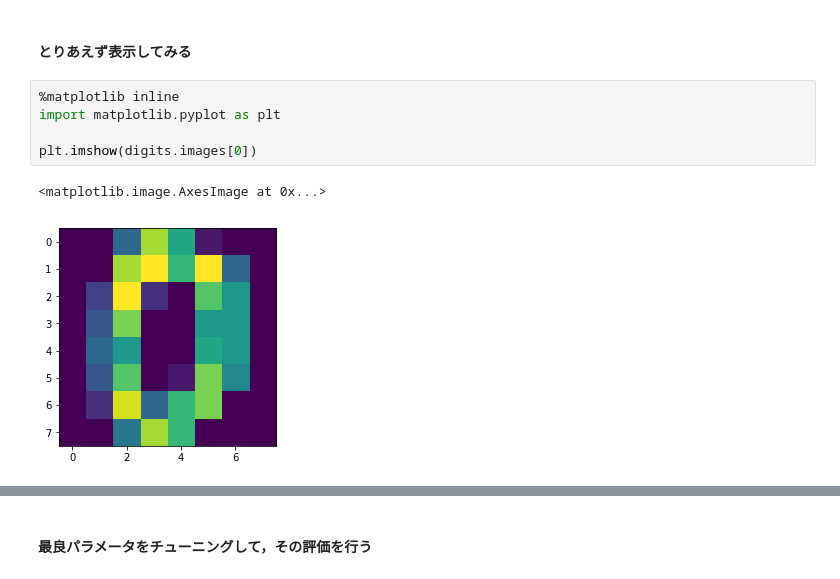
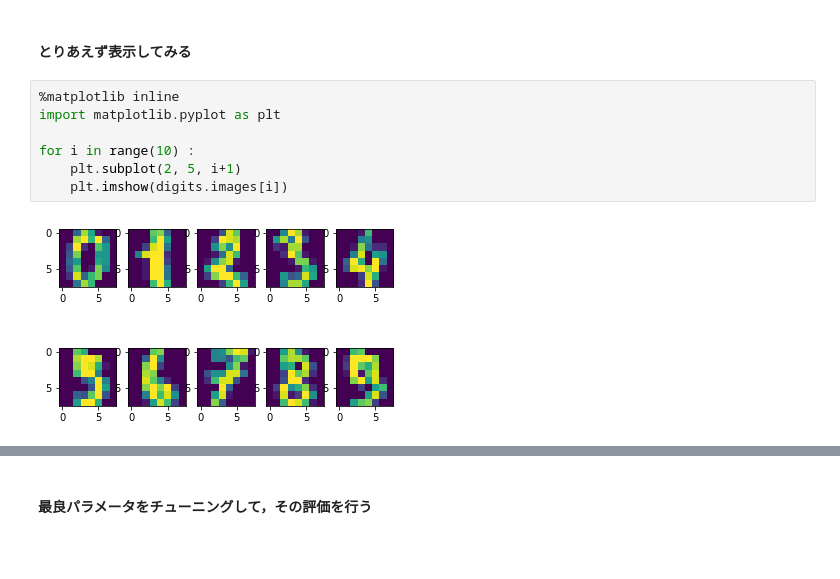
Before and after one commit to YK-Orfeluna/svm_lecture, a Jupyter notebook: classification.ipynb, the cells around one changed output, grey strips where cells are left out. Cells and saved outputs as stored; diff of their text form; blank space fills up the shorter version.

```diff
--- a/classification.ipynb
+++ b/classification.ipynb
@@ -370,8 +369,9 @@ print(digits)
 # %%
 %matplotlib inline
 import matplotlib.pyplot as plt
 
-plt.imshow(digits.images[0])
+for i in range(10) :
+    plt.subplot(2, 5, i+1)
+    plt.imshow(digits.images[i])
 # %% [output]
-<matplotlib.image.AxesImage at 0x...>
-[figure, old version]
+[figure, new version]
```
Also changed, not shown: parts of 21 cells of this notebook, 1 other file.
